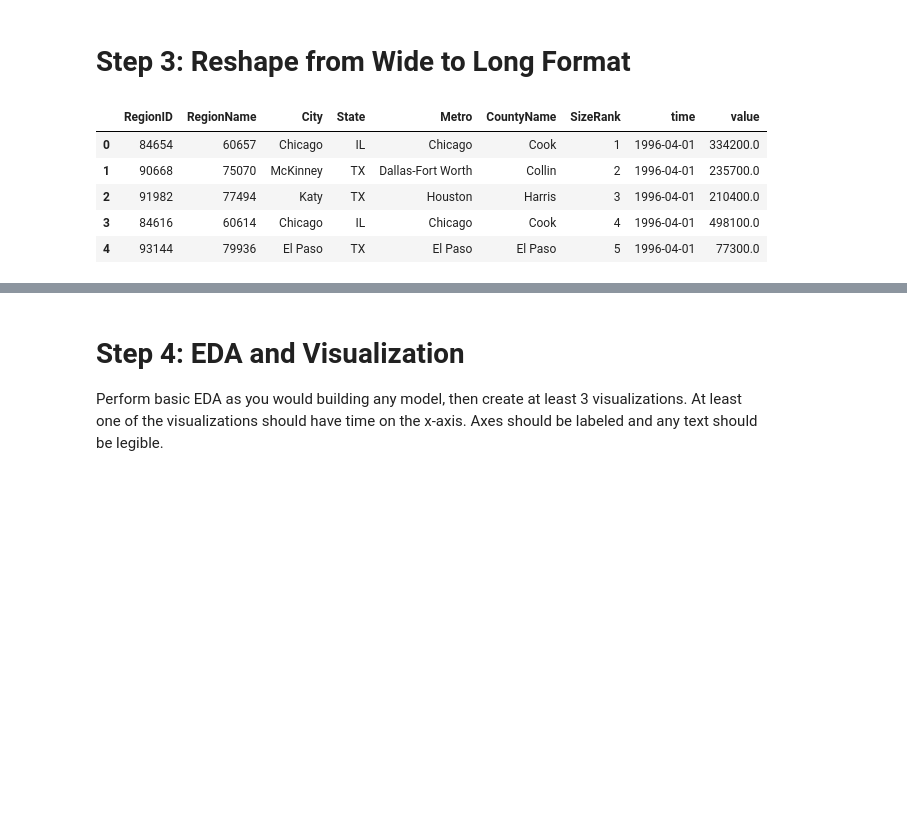
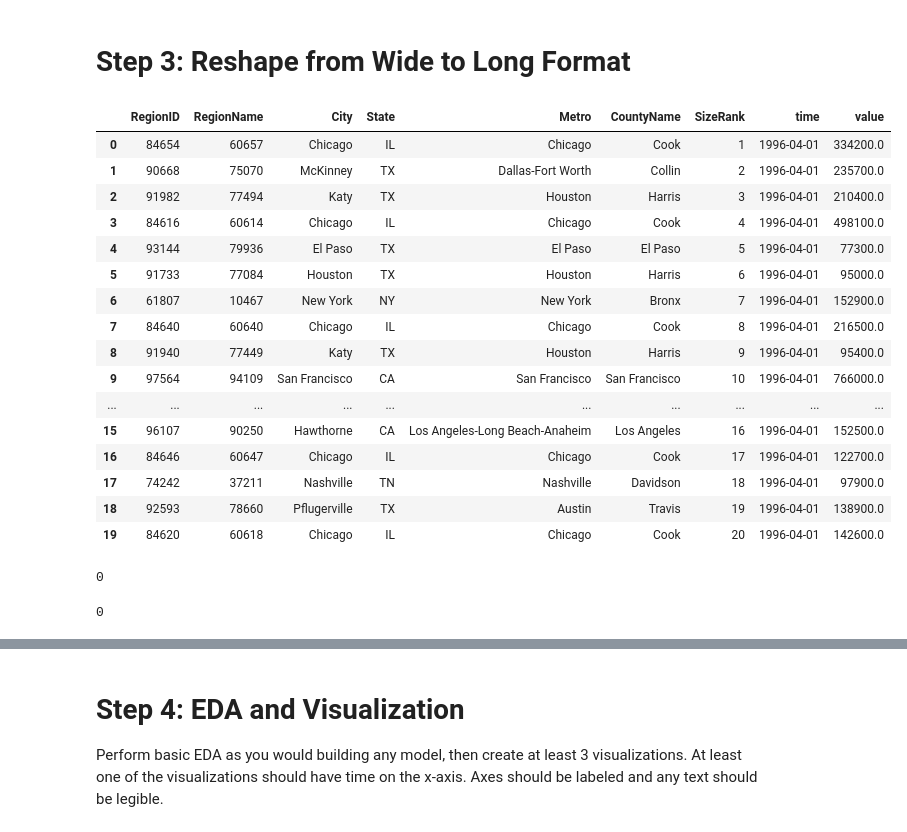
Before and after one commit to harrisonmiller13/nyc-mhtn-ds-060319-lectures, a Jupyter notebook: Mod_4/Mod_4_Project/mod_4_starter_notebook.ipynb, the cells around one changed output, grey strips where cells are left out. Saved outputs shown, nothing was run; the diff lists cells and outputs as text; code cells hidden in the pictures; blank space fills up the shorter version.

```diff
--- a/Mod_4/Mod_4_Project/mod_4_starter_notebook.ipynb
+++ b/Mod_4/Mod_4_Project/mod_4_starter_notebook.ipynb
@@ -87,5 +103,6 @@ def melt_data(df):
     melted = pd.melt(df, id_vars=['RegionID','RegionName', 'City', 'State', 'Metro', 'CountyName','SizeRank'], var_name='time')
     melted['time'] = pd.to_datetime(melted['time'], infer_datetime_format=True)
     melted = melted.dropna(subset=['value'])
+    melted.RegionName = melted.RegionName.apply(str)
     return melted
 # %%
@@ -99,11 +116,22 @@ time_series = melt_data_ts(df)
 # %%
 melted_df = melt_data(df)
 # %%
-melted_df.head()
+melted_df.head(20)
 # %% [output]
 |  | RegionID | RegionName | City | State | Metro | CountyName | SizeRank | time | value |
 | 0 | 84654 | 60657 | Chicago | IL | Chicago | Cook | 1 | 1996-04-01 | 334200.0 |
 | 1 | 90668 | 75070 | McKinney | TX | Dallas-Fort Worth | Collin | 2 | 1996-04-01 | 235700.0 |
 | 2 | 91982 | 77494 | Katy | TX | Houston | Harris | 3 | 1996-04-01 | 210400.0 |
 | 3 | 84616 | 60614 | Chicago | IL | Chicago | Cook | 4 | 1996-04-01 | 498100.0 |
 | 4 | 93144 | 79936 | El Paso | TX | El Paso | El Paso | 5 | 1996-04-01 | 77300.0 |
+| 5 | 91733 | 77084 | Houston | TX | Houston | Harris | 6 | 1996-04-01 | 95000.0 |
+| 6 | 61807 | 10467 | New York | NY | New York | Bronx | 7 | 1996-04-01 | 152900.0 |
+| 7 | 84640 | 60640 | Chicago | IL | Chicago | Cook | 8 | 1996-04-01 | 216500.0 |
+| 8 | 91940 | 77449 | Katy | TX | Houston | Harris | 9 | 1996-04-01 | 95400.0 |
+| 9 | 97564 | 94109 | San Francisco | CA | San Francisco | San Francisco | 10 | 1996-04-01 | 766000.0 |
+| ... | ... | ... | ... | ... | ... | ... | ... | ... | ... |
+| 15 | 96107 | 90250 | Hawthorne | CA | Los Angeles-Long Beach-Anaheim | Los Angeles | 16 | 1996-04-01 | 152500.0 |
+| 16 | 84646 | 60647 | Chicago | IL | Chicago | Cook | 17 | 1996-04-01 | 122700.0 |
+| 17 | 74242 | 37211 | Nashville | TN | Nashville | Davidson | 18 | 1996-04-01 | 97900.0 |
+| 18 | 92593 | 78660 | Pflugerville | TX | Austin | Travis | 19 | 1996-04-01 | 138900.0 |
+| 19 | 84620 | 60618 | Chicago | IL | Chicago | Cook | 20 | 1996-04-01 | 142600.0 |
@@ -109,0 +140,4 @@ melted_df.head()
+# %%
+melted_df.value.isnull().sum()
+# %% [output]
+0
@@ -109,0 +146,4 @@ melted_df.head()
+# %%
+stacked_df.value.isnull().sum()
+# %% [output]
+0
```
Also changed, not shown: parts of 13 cells of this notebook.
